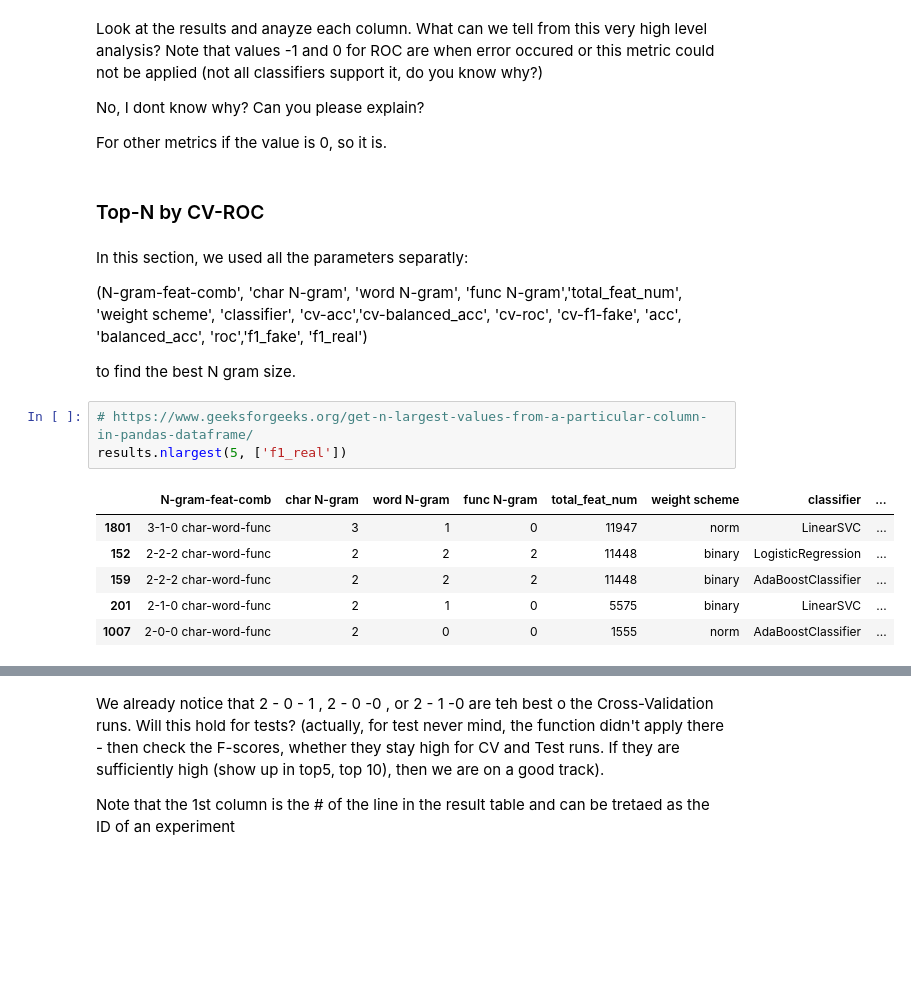
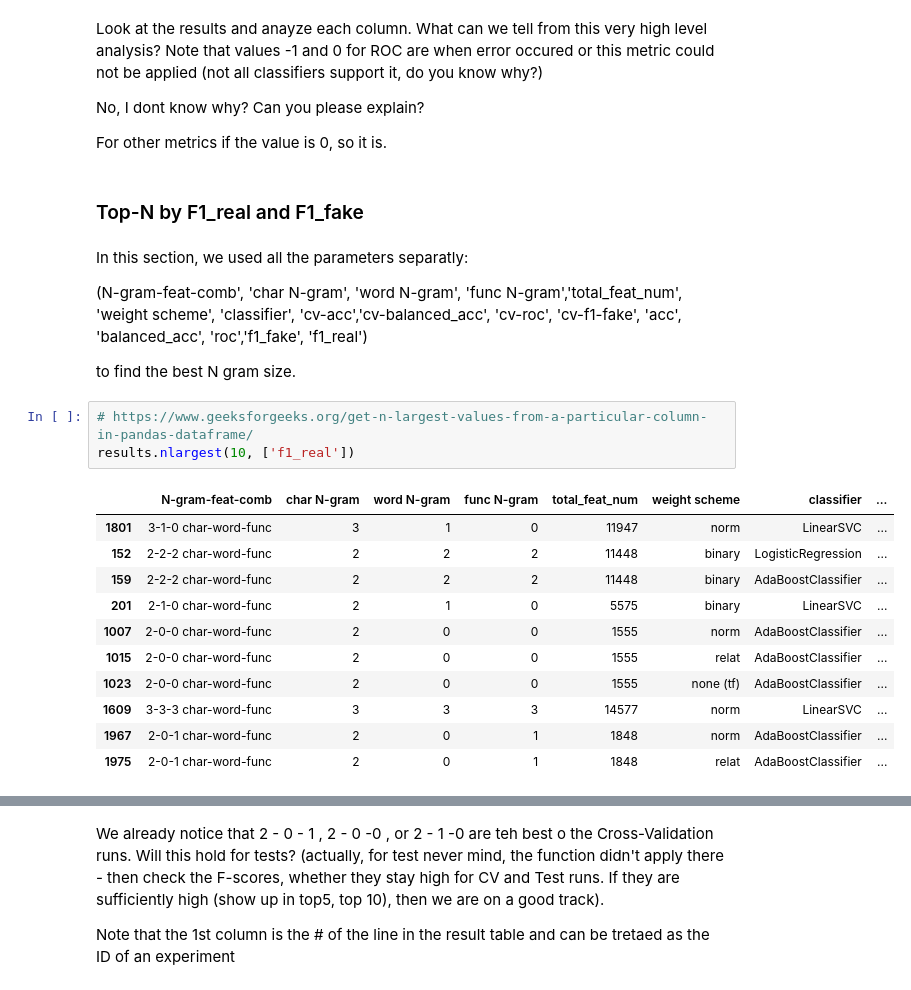
Before and after one commit to MaazAmjad/Urdu_Fake_News, a Jupyter notebook: ResultAnalysis.ipynb, the cells around one changed output, grey strips where cells are left out. Drawn from its saved outputs; the diff is of its cells as text; blank space fills up the shorter version.

```diff
--- a/ResultAnalysis.ipynb
+++ b/ResultAnalysis.ipynb
@@ -160,7 +160,7 @@ No, I dont know why? Can you please explain?
 
 For other metrics if the value is 0, so it is.
 # %% [markdown]
-### Top-N by CV-ROC
+### Top-N by F1_real and F1_fake
 # %% [markdown]
 In this section, we used all the parameters separatly:
 
@@ -169,11 +169,16 @@ In this section, we used all the parameters separatly:
 to find the best N gram size.
 # %%
 # https://www.geeksforgeeks.org/get-n-largest-values-from-a-particular-column-in-pandas-dataframe/
-results.nlargest(5, ['f1_real'])
+results.nlargest(10, ['f1_real'])
 # %% [output]
 |  | N-gram-feat-comb | char N-gram | word N-gram | func N-gram | total_feat_num | weight scheme | classifier | ... |
 | 1801 | 3-1-0 char-word-func | 3 | 1 | 0 | 11947 | norm | LinearSVC | ... |
 | 152 | 2-2-2 char-word-func | 2 | 2 | 2 | 11448 | binary | LogisticRegression | ... |
 | 159 | 2-2-2 char-word-func | 2 | 2 | 2 | 11448 | binary | AdaBoostClassifier | ... |
 | 201 | 2-1-0 char-word-func | 2 | 1 | 0 | 5575 | binary | LinearSVC | ... |
 | 1007 | 2-0-0 char-word-func | 2 | 0 | 0 | 1555 | norm | AdaBoostClassifier | ... |
+| 1015 | 2-0-0 char-word-func | 2 | 0 | 0 | 1555 | relat | AdaBoostClassifier | ... |
+| 1023 | 2-0-0 char-word-func | 2 | 0 | 0 | 1555 | none (tf) | AdaBoostClassifier | ... |
+| 1609 | 3-3-3 char-word-func | 3 | 3 | 3 | 14577 | norm | LinearSVC | ... |
+| 1967 | 2-0-1 char-word-func | 2 | 0 | 1 | 1848 | norm | AdaBoostClassifier | ... |
+| 1975 | 2-0-1 char-word-func | 2 | 0 | 1 | 1848 | relat | AdaBoostClassifier | ... |
```
Also changed, not shown: parts of 28 cells of this notebook.
